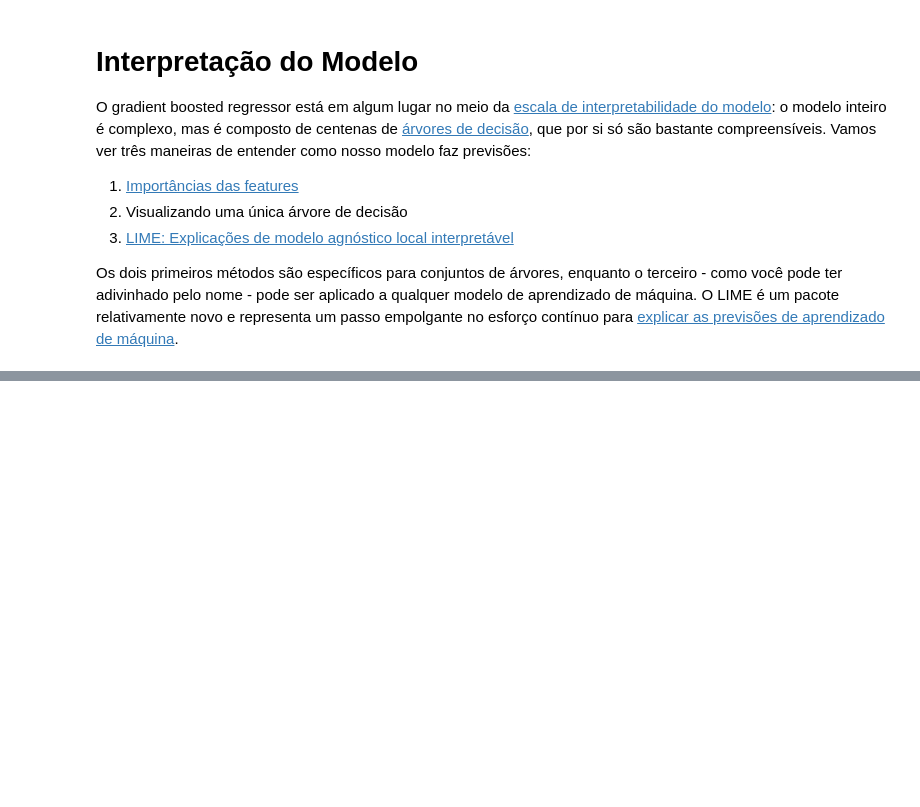
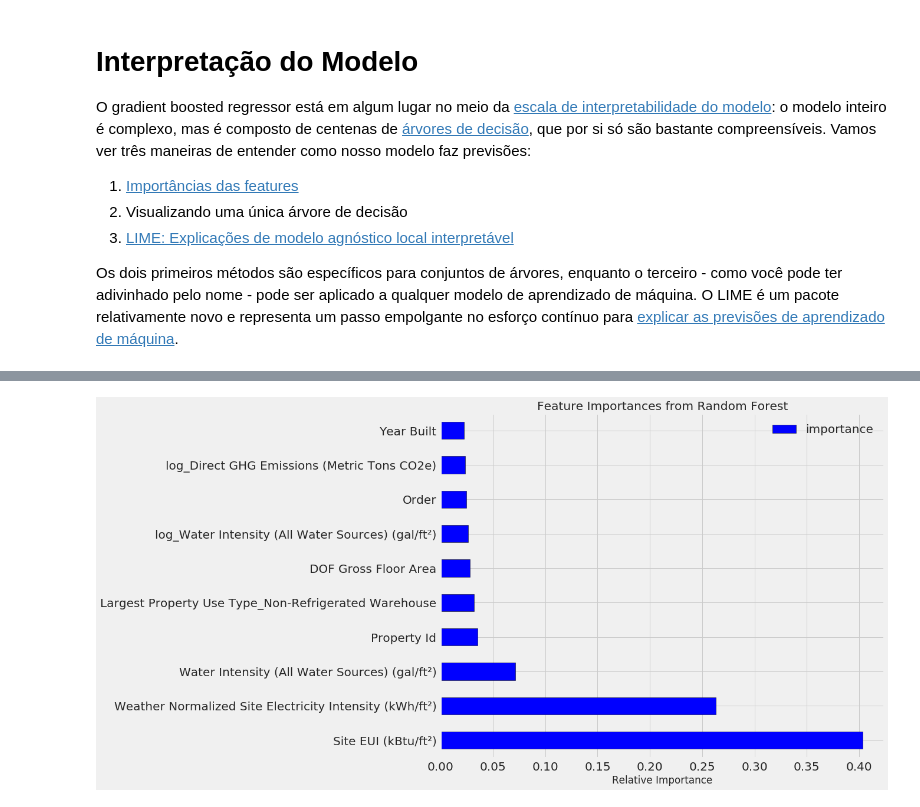
Before and after one commit to willsilvano/datascience, a Jupyter notebook: Towards DataScience/Energy New York - Part Three.ipynb, the cells around one changed output, grey strips where cells are left out. Drawn from its saved outputs; the diff is of its cells as text; code cells hidden in the pictures; blank space fills up the shorter version.

```diff
--- a/Towards DataScience/Energy New York - Part Three.ipynb
+++ b/Towards DataScience/Energy New York - Part Three.ipynb
@@ -10,0 +58,14 @@ Relembrando, estamos trabalhando em um problema de aprendizado de máquina de re
+# %%
+# Criar um imputer com a estratégia de preenchimento pela mediana
+imputer = Imputer(strategy='median')
+
+# Treina o imputer com o conjunto de treinamento
+imputer.fit(train_features)
+
+# Transforma os dados de treino e teste
+X = imputer.transform(train_features)
+X_test = imputer.transform(test_features)
+
+# Transformar os valores de saida para vetor unidimensional
+y = np.array(train_labels).reshape((-1,))
+y_test = np.array(test_labels).reshape((-1,))
@@ -10,0 +76,6 @@ Relembrando, estamos trabalhando em um problema de aprendizado de máquina de re
+# %%
+model = GradientBoostingRegressor(loss='lad', max_depth=5, max_features=None,
+                                  min_samples_leaf=6, min_samples_split=6,
+                                  n_estimators=800, random_state=42)
+
+model.fit(X, y)
@@ -20,0 +113,9 @@ Os dois primeiros métodos são específicos para conjuntos de árvores, enquant
+# %%
+# Extraimos as importâncias das features e inserimos em um dataframe
+feature_results = pd.DataFrame({'feature': list(train_features.columns),
+                                'importance': model.feature_importances_})
+
+# Mostra o top 10 das features mais importantes no modelo
+feature_results = feature_results.sort_values('importance', ascending=False).reset_index(drop=True)
+
+feature_results.head(10)
@@ -20,0 +138,14 @@ Os dois primeiros métodos são específicos para conjuntos de árvores, enquant
+# %%
+figsize(12, 10)
+plt.style.use('fivethirtyeight')
+
+feature_results.loc[:9, :].plot(x='feature', y='importance',
+                                edgecolor='k',
+                                kind='barh', color='blue')
+
+plt.xlabel('Relative Importance')
+plt.ylabel('')
+plt.title('Feature Importances from Random Forest')
+plt.show()
+# %% [output]
+[figure, added]
```
Also changed, not shown: parts of 12 cells of this notebook, 5 other files.
